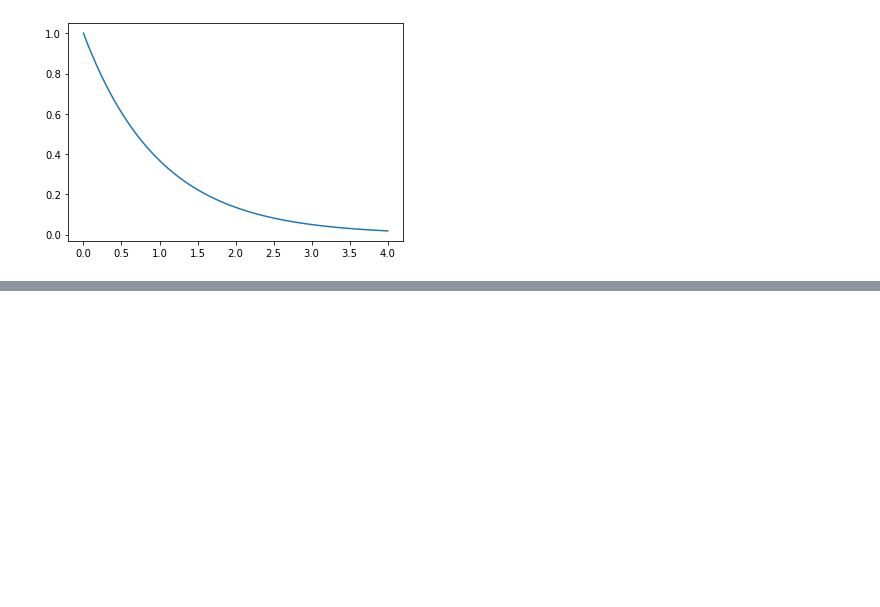
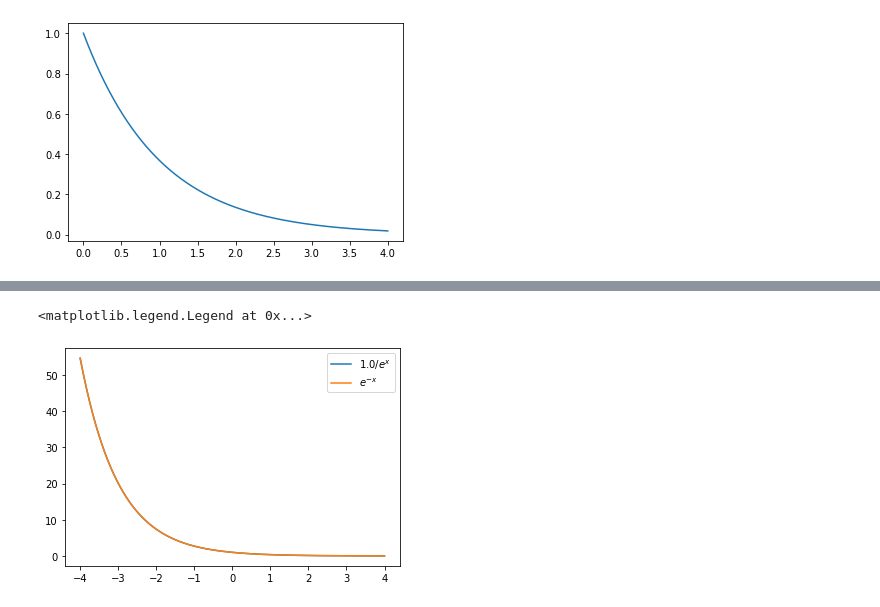
Before and after one commit to evaczeydapommersheim/Funddata---assessment, a Jupyter notebook: Practicals/04 Outliers_PDF_Percentile_Quartile_Boxplots_DataSet.ipynb, the cells around one changed output, grey strips where cells are left out. Saved outputs shown, nothing was run; the diff lists cells and outputs as text; code cells hidden in the pictures; blank space fills up the shorter version.

```diff
--- a/Practicals/04 Outliers_PDF_Percentile_Quartile_Boxplots_DataSet.ipynb
+++ b/Practicals/04 Outliers_PDF_Percentile_Quartile_Boxplots_DataSet.ipynb
@@ -76,0 +102,10 @@ plt.plot(x, np.exp(-x))
+# %%
+# mean will be = 0 and sigma will be 1
+x = np.linspace(-4.0, 4.0, 1000)
+plt.plot(x, 1 / np.exp(x), label = r'$1.0  /e^{x}$')
+plt.plot(x, np.exp(-x), label = r'$e^{-x}$') # exp(x) = e to the power of x
+
+plt.legend()
+# %% [output]
+<matplotlib.legend.Legend at 0x...>
+[figure, added]
```
Also changed, not shown: parts of 64 cells of this notebook, 1 other file.
